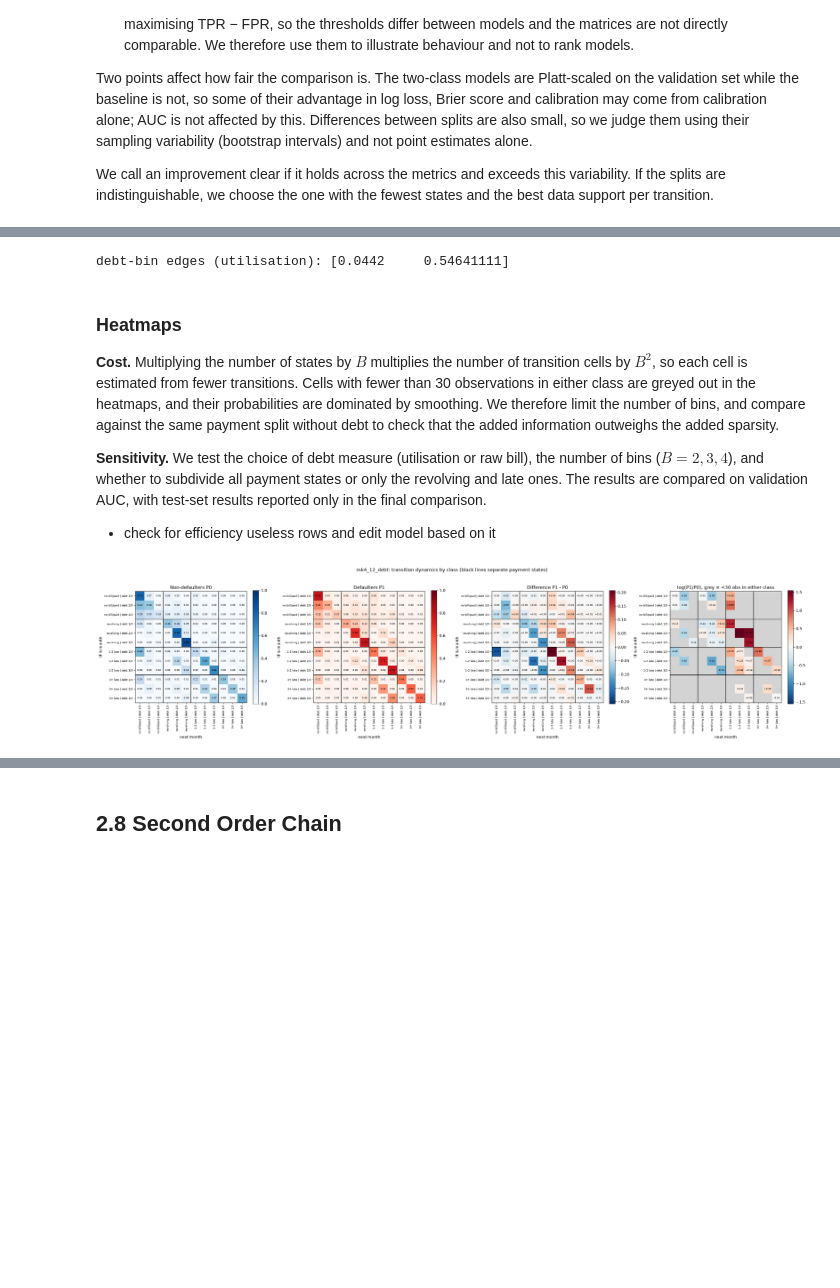
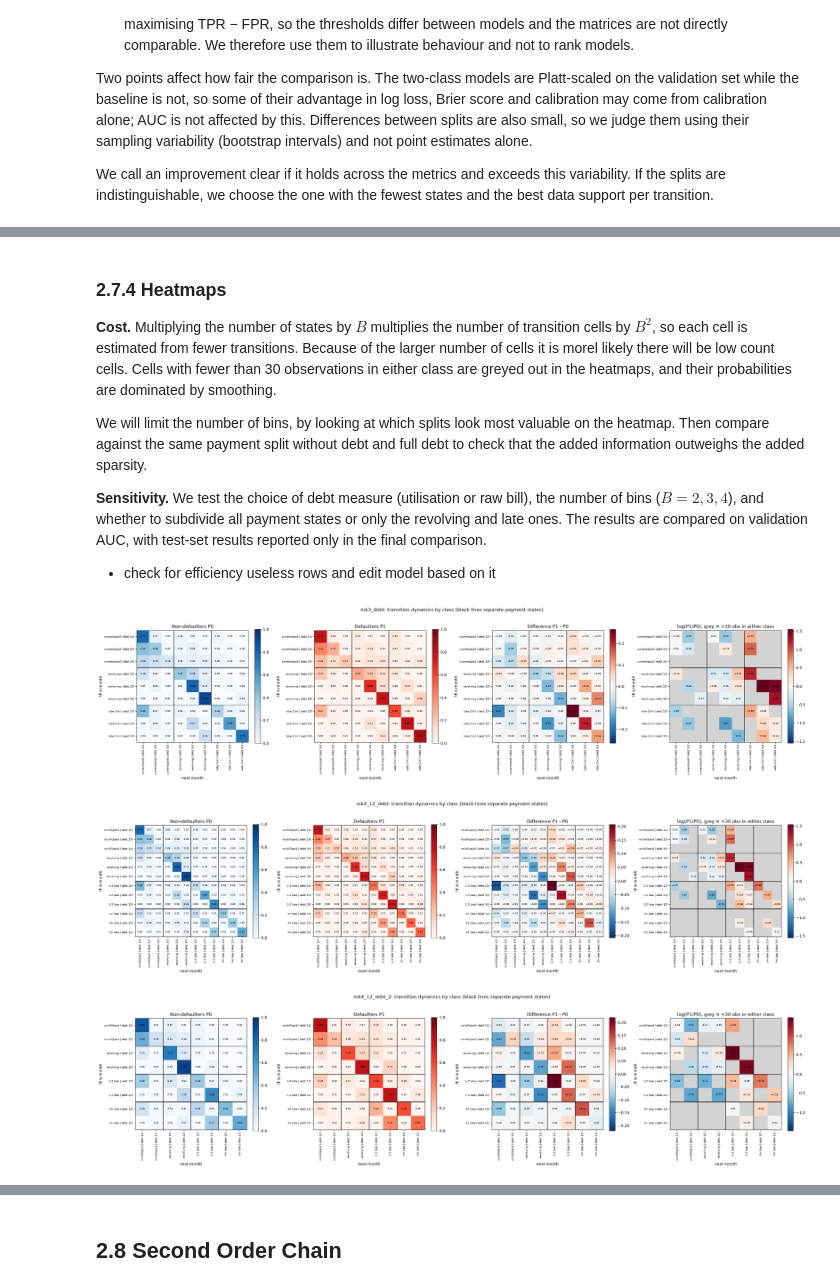
Before and after one commit to Oscar339/dst-sprint1, a Jupyter notebook: report/02-MarkovChiain.ipynb, the cells around one changed output, grey strips where cells are left out. Saved outputs shown, nothing was run; the diff lists cells and outputs as text; code cells hidden in the pictures; blank space fills up the shorter version.

```diff
--- a/report/02-MarkovChiain.ipynb
+++ b/report/02-MarkovChiain.ipynb
@@ -776,22 +856,22 @@ mk3 = build_markov("mk3", base["to_state"], base["K"])
 mk3_debt = build_markov_debt("mk3_debt", base["to_state"], base["K"],
                              base_labels=base["labels"], n_bins=3, measure="util")
 
-
-
-
+# 4 payment states x 3 debt bins = 12 states
 mk4_12_debt = build_markov_debt("mk4_12_debt", states["mk4_12"]["to_state"], states["mk4_12"]["K"],
                                 base_labels=states["mk4_12"]["labels"], n_bins=3)
 
+# 4 payment states x 2 debt bins = 8 states
 mk4_12_debt_2 = build_markov_debt("mk4_12_debt_2", states["mk4_12"]["to_state"], states["mk4_12"]["K"],
-                                  base_labels=states["mk4_12"]["labels"], n_bins=2, measure="util", split={2, 3})
+                                  base_labels=states["mk4_12"]["labels"], n_bins=2, measure="util")
 
-debt_models = {"mk3": mk3, "mk3_debt": mk3_debt, "mk4_12_debt": mk4_12_debt, "mk4_12_debt_2": mk4_12_debt_2}
+debt_models = {"mk3_debt": mk3_debt, "mk4_12_debt": mk4_12_debt, "mk4_12_debt_2": mk4_12_debt_2}
-# %% [output]
-debt-bin edges (utilisation): [0.0442     0.54641111]
 # %% [markdown]
-### Heatmaps
+### 2.7.4 Heatmaps
 
-**Cost.** Multiplying the number of states by $B$ multiplies the number of transition cells by $B^2$, so each cell is estimated from fewer transitions. Cells with fewer than 30 observations in either class are greyed out in the heatmaps, and their probabilities are dominated by smoothing. We therefore limit the number of bins, and compare against the same payment split without debt to check that the added information outweighs the added sparsity.
+**Cost.** Multiplying the number of states by $B$ multiplies the number of transition cells by $B^2$, so each cell is estimated from fewer transitions. Because of the larger number of cells it is morel likely there will be low count cells. Cells with fewer than 30 observations in either class are greyed out in the heatmaps, and their probabilities are dominated by smoothing.
+
+We will limit the number of bins, by looking at which splits look most valuable on the heatmap.
+Then compare against the same payment split without debt and full debt to check that the added information outweighs the added sparsity.
 
 **Sensitivity.** We test the choice of debt measure (utilisation or raw bill), the number of bins ($B=2,3,4$), and whether to subdivide all payment states or only the revolving and late ones. The results are compared on validation AUC, with test-set results reported only in the final comparison.
 
@@ -816,32 +896,35 @@ def plot_debt_heatmaps(m, minn=30, figsize=(26, 6.5), fs=6):
     logr = np.ma.array(np.log(P1) - np.log(P0), mask=low)
     cm = plt.get_cmap("RdBu_r").copy(); cm.set_bad("lightgrey")
     dl, ll = np.abs(diff).max(), np.abs(logr).max()
 
     base = [l.split(" | ")[0] for l in lab]                 # group by payment state
     cuts = [i - 0.5 for i in range(1, K) if base[i] != base[i - 1]]
 
     panels = [("Non-defaulters P0", P0, "Blues", 0, 1),
               ("Defaulters P1", P1, "Reds", 0, 1),
               ("Difference P1 - P0", diff, cm, -dl, dl),
               (f"log(P1/P0), grey = <{minn} obs in either class", logr, cm, -ll, ll)]
     fig, axs = plt.subplots(1, 4, figsize=figsize)
     for ax, (t, M, cmap, lo, hi) in zip(axs, panels):
         im = ax.imshow(M, cmap=cmap, vmin=lo, vmax=hi)
         ax.set_title(t)
         for i in range(K):
             for j in range(K):
                 masked = M is logr and low[i, j]
                 txt = "" if masked else (f"{M[i, j]:.2f}" if t.startswith(("Non", "Def")) else f"{M[i, j]:+.2f}")
                 ax.text(j, i, txt, ha="center", va="center", fontsize=fs)
         for c in cuts:                                       # black lines between payment states
             ax.axhline(c, color="k", lw=1.2); ax.axvline(c, color="k", lw=1.2)
         ax.set_xticks(range(K)); ax.set_xticklabels(lab, rotation=90, fontsize=7)
         ax.set_yticks(range(K)); ax.set_yticklabels(lab, fontsize=7)
         ax.set_xlabel("next month"); ax.set_ylabel("this month")
         plt.colorbar(im, ax=ax, fraction=0.046)
     fig.suptitle(f"{m['name']}: transition dynamics by class (black lines separate payment states)")
     plt.tight_layout(); plt.show()
 
-plot_debt_heatmaps(mk4_12_debt);
+for k in debt_models:
+    plot_debt_heatmaps(debt_models[k])
 # %% [output]
-[figure, old version]
+[figure, new version]
+[figure, added]
+[figure, added]
```
Also changed, not shown: parts of 11 cells of this notebook.
